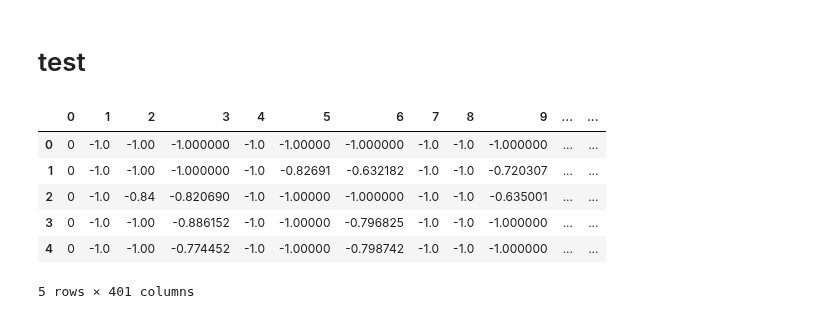
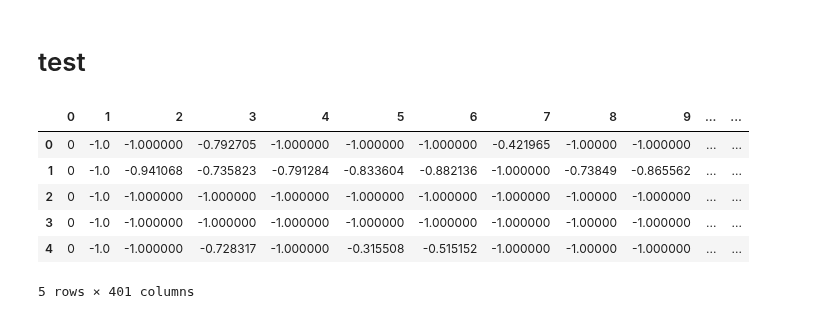
Before and after one commit to eye-athitiya/BDM, a Jupyter notebook: model-3-2.ipynb, the cells around one changed output. Drawn from its saved outputs; the diff is of its cells as text; code cells hidden in the pictures.

```diff
--- a/model-3-2.ipynb
+++ b/model-3-2.ipynb
@@ -203,15 +183,15 @@ sum(y_predict == y_test)/len(y_test)
 # %% [markdown]
 # test
 # %%
-df_test = pd.read_csv('/kaggle/input/infor-mail/MAIL.csv',header = None)
+df_test = pd.read_csv('/kaggle/input/mail-test/MAIL_test.csv',header = None)
 df_test.head()
 # %% [output]
 |  | 0 | 1 | 2 | 3 | 4 | 5 | 6 | 7 | 8 | 9 | ... | ... |
-| 0 | 0 | -1.0 | -1.00 | -1.000000 | -1.0 | -1.00000 | -1.000000 | -1.0 | -1.0 | -1.000000 | ... | ... |
-| 1 | 0 | -1.0 | -1.00 | -1.000000 | -1.0 | -0.82691 | -0.632182 | -1.0 | -1.0 | -0.720307 | ... | ... |
-| 2 | 0 | -1.0 | -0.84 | -0.820690 | -1.0 | -1.00000 | -1.000000 | -1.0 | -1.0 | -0.635001 | ... | ... |
-| 3 | 0 | -1.0 | -1.00 | -0.886152 | -1.0 | -1.00000 | -0.796825 | -1.0 | -1.0 | -1.000000 | ... | ... |
-| 4 | 0 | -1.0 | -1.00 | -0.774452 | -1.0 | -1.00000 | -0.798742 | -1.0 | -1.0 | -1.000000 | ... | ... |
+| 0 | 0 | -1.0 | -1.000000 | -0.792705 | -1.000000 | -1.000000 | -1.000000 | -0.421965 | -1.00000 | -1.000000 | ... | ... |
+| 1 | 0 | -1.0 | -0.941068 | -0.735823 | -0.791284 | -0.833604 | -0.882136 | -1.000000 | -0.73849 | -0.865562 | ... | ... |
+| 2 | 0 | -1.0 | -1.000000 | -1.000000 | -1.000000 | -1.000000 | -1.000000 | -1.000000 | -1.00000 | -1.000000 | ... | ... |
+| 3 | 0 | -1.0 | -1.000000 | -1.000000 | -1.000000 | -1.000000 | -1.000000 | -1.000000 | -1.00000 | -1.000000 | ... | ... |
+| 4 | 0 | -1.0 | -1.000000 | -0.728317 | -1.000000 | -0.315508 | -0.515152 | -1.000000 | -1.00000 | -1.000000 | ... | ... |
 5 rows × 401 columns
 # %%
 yt = df_test[0].values
```
Also changed, not shown: parts of 6 cells of this notebook.
